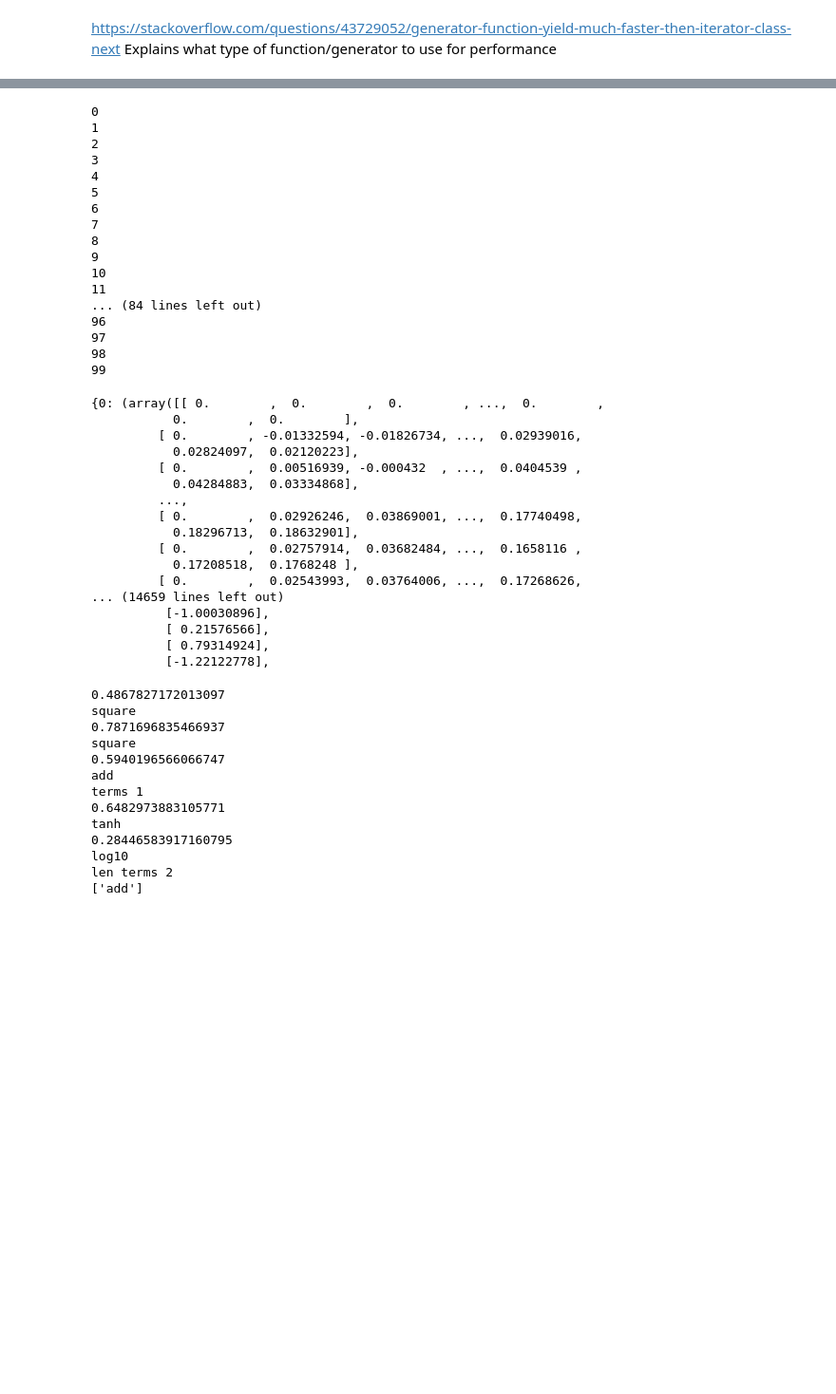
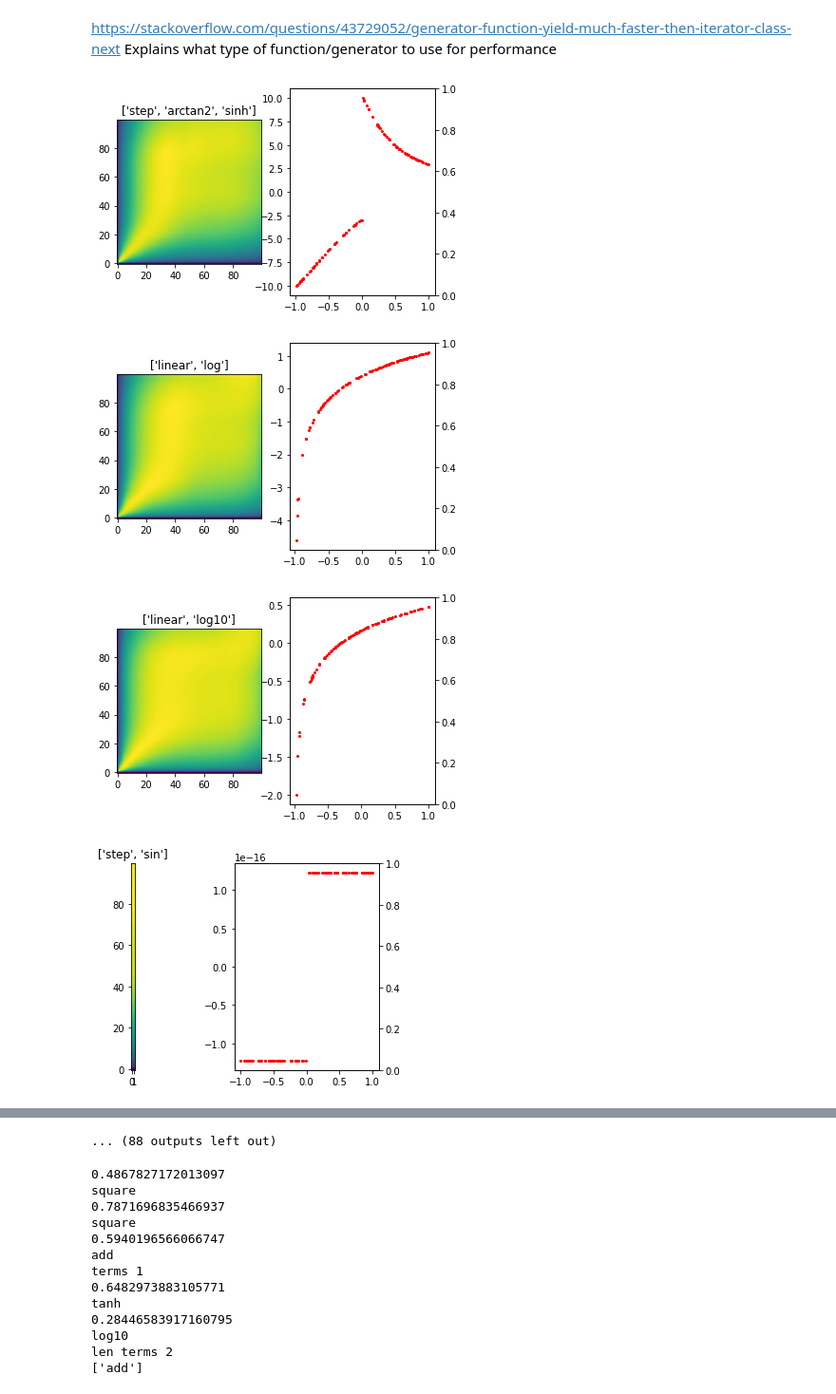
Before and after one commit to waltherwj/MGC_classifier, a Jupyter notebook: Create_Data_MGC.ipynb, the cells around one changed output, grey strips where cells are left out. Shown at 95% size. Saved outputs shown, nothing was run; the diff lists cells and outputs as text; code cells hidden in the pictures; blank space fills up the shorter version.

Commit message:
Update to show images

```diff
--- a/Create_Data_MGC.ipynb
+++ b/Create_Data_MGC.ipynb
@@ -250,38 +237,42 @@ class function_generator():
 
       yield (x, y), order_of_operations
 
   def generate_MGC_maps(self, n_samples):
 
     # instantiate the generator
     gen = self.yield_sample()
 
 
     labels = []
     # generate the data
     for i in range(n_samples):
-      print(i)
+      #print(i)
       (x, y), label = next(gen)
       labels.append(label)
       with warnings.catch_warnings():
         warnings.simplefilter("ignore")
         try:
           _,_,MGC_DICT = MGC(x,y, reps=0)
-          # fig, axs = plt.subplots(1,2)
-          # axs[0].imshow(MGC_DICT["mgc_map"])
-          # axs[0].set_title(label)
-          # axs[0].invert_yaxis()
-          # axs[1].twinx()
-          # axs[1].plot(x, y, 'ro', markersize=2)
-          # plt.pause(0.001)
+          fig, axs = plt.subplots(1,2)
+          axs[0].imshow(MGC_DICT["mgc_map"])
+          axs[0].set_title(label)
+          axs[0].invert_yaxis()
+          axs[1].twinx()
+          axs[1].plot(x, y, 'ro', markersize=2)
+          plt.pause(0.001)
           self.samples_dict[i] = (MGC_DICT['mgc_map'], (x,y), label)
 
         except IndexError:
           pass
 
 
 
 
 class_instance = function_generator(100)
 generator = class_instance.yield_sample()
 class_instance.generate_MGC_maps(100)
 # %% [output]
+[figure, added]
+[figure, added]
+[figure, added]
+[figure, added]
@@ -288,40 +287,4 @@ class_instance.generate_MGC_maps(100)
-0
-1
-2
-3
-4
-5
-6
-7
-8
-9
-10
-11
-... (84 lines left out)
-96
-97
-98
-99
+... (88 outputs left out)
-# %%
-class_instance.samples_dict
-# %% [output]
-{0: (array([[ 0.        ,  0.        ,  0.        , ...,  0.        ,
-           0.        ,  0.        ],
-         [ 0.        , -0.01332594, -0.01826734, ...,  0.02939016,
-           0.02824097,  0.02120223],
-         [ 0.        ,  0.00516939, -0.000432  , ...,  0.0404539 ,
-           0.04284883,  0.03334868],
-         ...,
-         [ 0.        ,  0.02926246,  0.03869001, ...,  0.17740498,
-           0.18296713,  0.18632901],
-         [ 0.        ,  0.02757914,  0.03682484, ...,  0.1658116 ,
-           0.17208518,  0.1768248 ],
-         [ 0.        ,  0.02543993,  0.03764006, ...,  0.17268626,
-... (14659 lines left out)
-          [-1.00030896],
-          [ 0.21576566],
-          [ 0.79314924],
-          [-1.22122778],
 # %%
 
 class function_generator():
```
Also changed, not shown: parts of 7 cells of this notebook.
